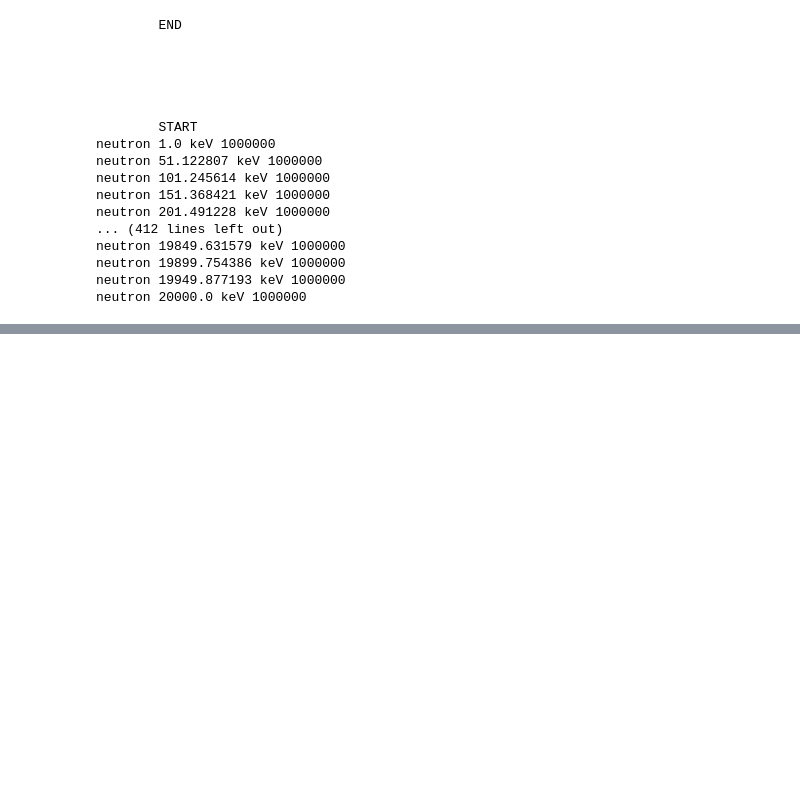
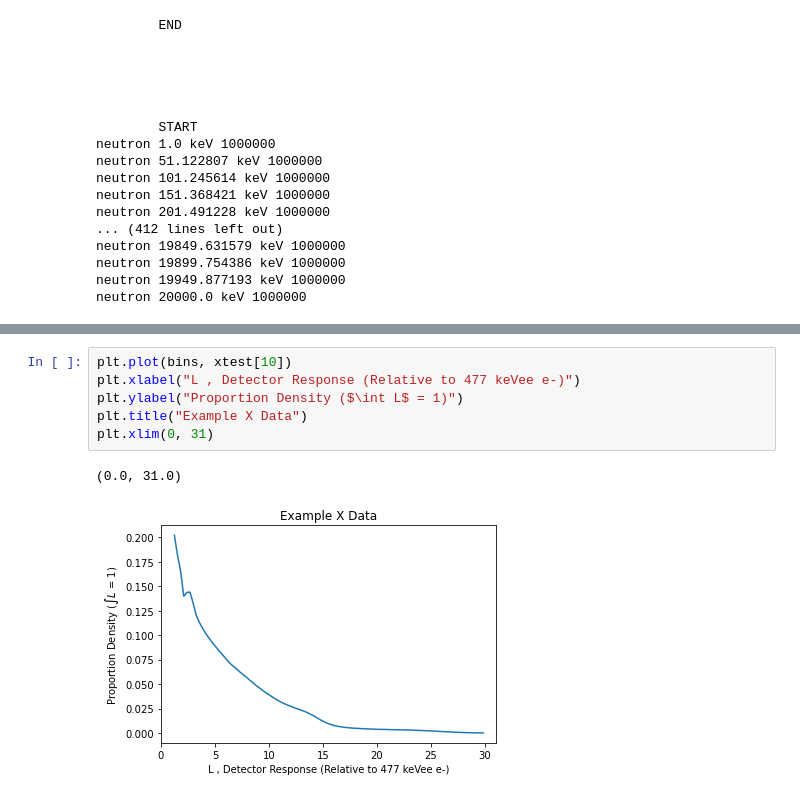
Before and after one commit to JamesMcGreivy/scintillator-neutron-detection, a Jupyter notebook: NN.ipynb, the cells around one changed output, grey strips where cells are left out. Saved outputs shown, nothing was run; the diff lists cells and outputs as text; blank space fills up the shorter version.

```diff
--- a/NN.ipynb
+++ b/NN.ipynb
@@ -327,0 +348,9 @@ array([ 0.30099,  0.90097,  1.50095,  2.10093,  2.70091,  3.30089,
+# %%
+plt.plot(bins, xtest[10])
+plt.xlabel("L , Detector Response (Relative to 477 keVee e-)")
+plt.ylabel("Proportion Density ($\int L$ = 1)")
+plt.title("Example X Data")
+plt.xlim(0, 31)
+# %% [output]
+(0.0, 31.0)
+[figure, added]
```
Also changed, not shown: parts of 46 cells of this notebook, 2 other files.
